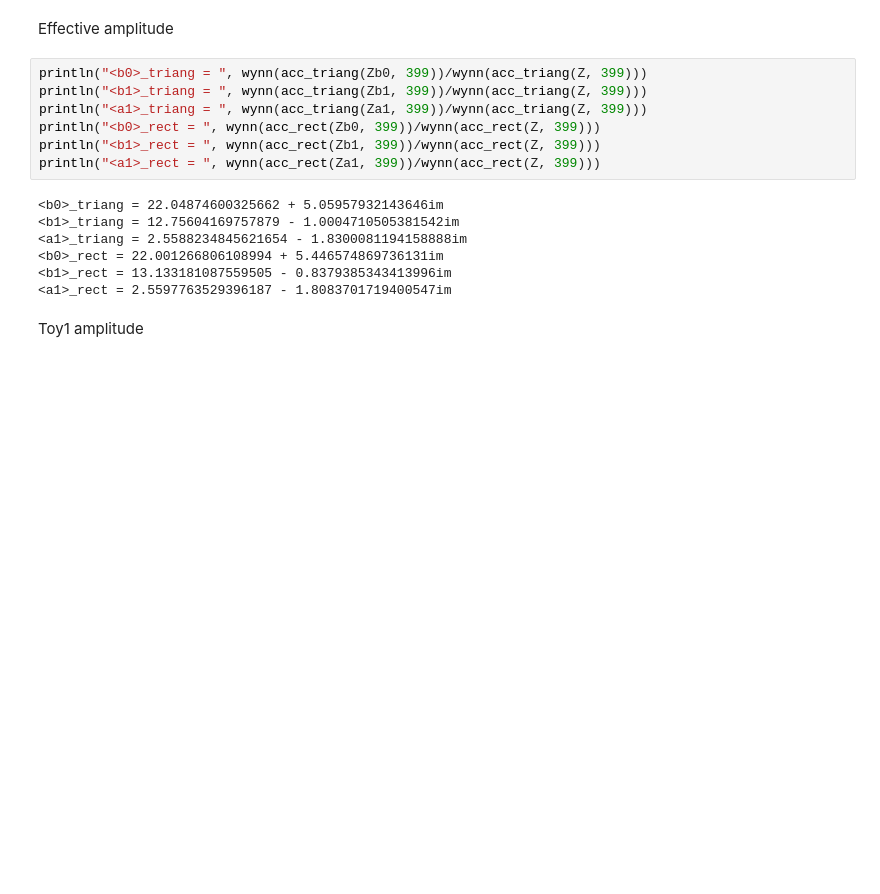
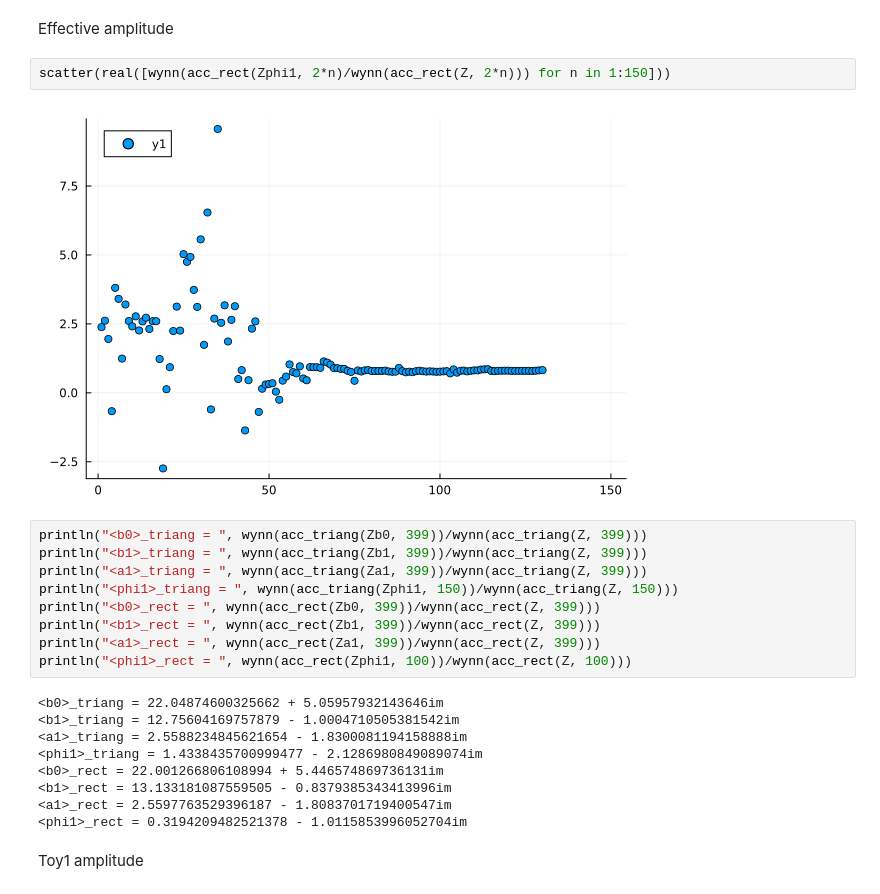
Before and after one commit to Jercheal/3d-cosmology, a Jupyter notebook: 3d_ESF_cosmology.ipynb, the cells around one changed output. Saved outputs shown, nothing was run; the diff lists cells and outputs as text; blank space fills up the shorter version.

```diff
--- a/3d_ESF_cosmology.ipynb
+++ b/3d_ESF_cosmology.ipynb
@@ -1473,20 +1460,28 @@ scatter!(1.0:0.5:50.0, real(Z_toy_working[1:99,5])./maximum(real(Z_toy_working[1
 ## Comparing expectation values
 # %% [markdown]
 Effective amplitude
+# %%
+scatter(real([wynn(acc_rect(Zphi1, 2*n)/wynn(acc_rect(Z, 2*n))) for n in 1:150]))
+# %% [output]
+[figure, added]
 # %%
 println("<b0>_triang = ", wynn(acc_triang(Zb0, 399))/wynn(acc_triang(Z, 399)))
 println("<b1>_triang = ", wynn(acc_triang(Zb1, 399))/wynn(acc_triang(Z, 399)))
 println("<a1>_triang = ", wynn(acc_triang(Za1, 399))/wynn(acc_triang(Z, 399)))
+println("<phi1>_triang = ", wynn(acc_triang(Zphi1, 150))/wynn(acc_triang(Z, 150)))
 println("<b0>_rect = ", wynn(acc_rect(Zb0, 399))/wynn(acc_rect(Z, 399)))
 println("<b1>_rect = ", wynn(acc_rect(Zb1, 399))/wynn(acc_rect(Z, 399)))
 println("<a1>_rect = ", wynn(acc_rect(Za1, 399))/wynn(acc_rect(Z, 399)))
+println("<phi1>_rect = ", wynn(acc_rect(Zphi1, 100))/wynn(acc_rect(Z, 100)))
 # %% [output]
 <b0>_triang = 22.04874600325662 + 5.05957932143646im
 <b1>_triang = 12.75604169757879 - 1.0004710505381542im
 <a1>_triang = 2.5588234845621654 - 1.8300081194158888im
+<phi1>_triang = 1.4338435700999477 - 2.1286980849089074im
 <b0>_rect = 22.001266806108994 + 5.446574869736131im
 <b1>_rect = 13.133181087559505 - 0.8379385343413996im
 <a1>_rect = 2.5597763529396187 - 1.8083701719400547im
+<phi1>_rect = 0.3194209482521378 - 1.0115853996052704im
 # %% [markdown]
 Toy1 amplitude
 # %%
```
Also changed, not shown: parts of 9 cells of this notebook, 9 other files.
